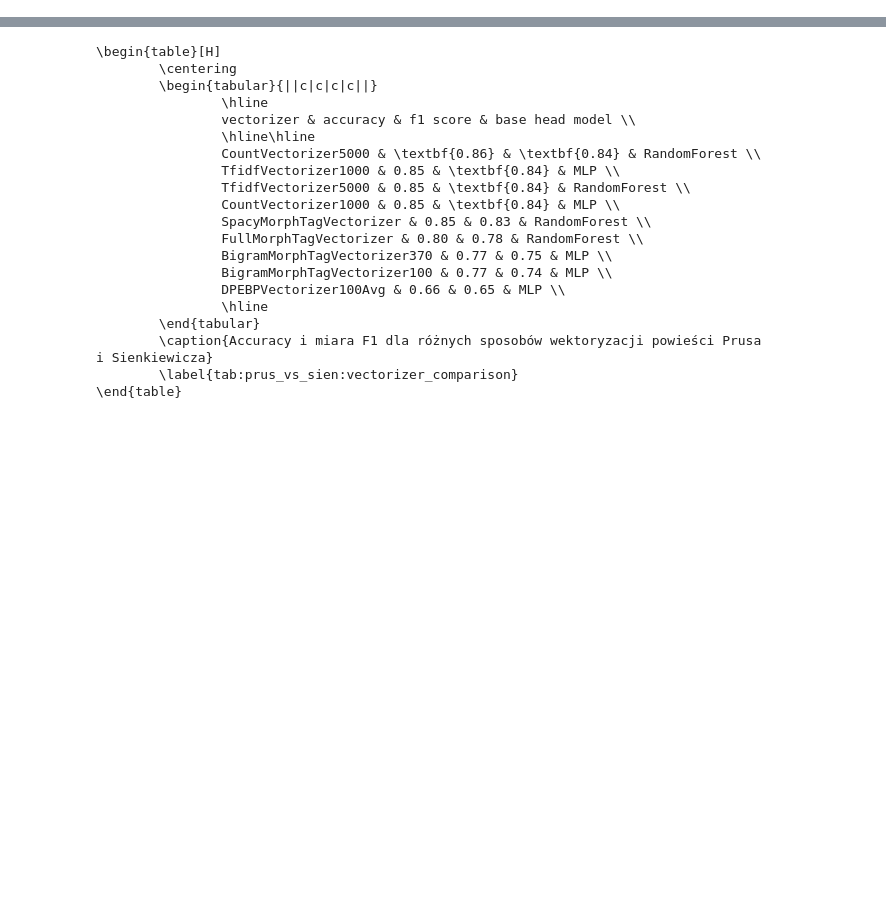
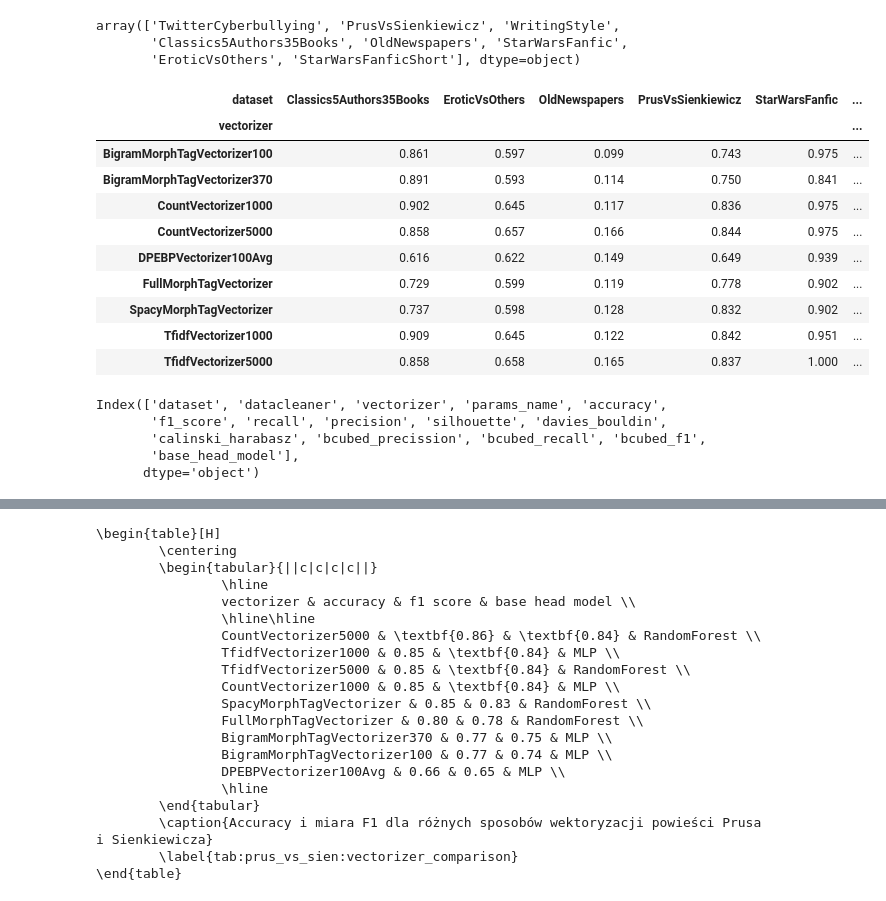
Before and after one commit to WitoldFracek/grembedding, a Jupyter notebook: notebooks/results_analysis.ipynb, the cells around one changed output, grey strips where cells are left out. Cells and saved outputs as stored; diff of their text form; code cells hidden in the pictures; blank space fills up the shorter version.

```diff
--- a/notebooks/results_analysis.ipynb
+++ b/notebooks/results_analysis.ipynb
@@ -17,8 +21,9 @@ def fix_dataset_name(s: str) -> str:
     }.get(s, s)
 # %%
 # results_df = load_results('../results')
-results_df = GremDataFrame(load_results('../../grembedding_results'))
+results_df = GremDataFrame(load_results('../results/'))
 results_df['dataset'] = results_df['dataset'].apply(fix_dataset_name)
 results_df['base_head_model'] = results_df['params_name'].apply(extract_letters)
+print(len(results_df))
 results_df.head()
 # %% [output]
@@ -28,3 +34,43 @@ results_df.head()
 | 2 | TwitterCyberbullying | DummyDatacleaner | SpacyMorphTagVectorizer | MLP3 | 0.917413 | 0.541487 | 0.53312 | 0.760302 | NaN | ... |
 | 3 | TwitterCyberbullying | DummyDatacleaner | SpacyMorphTagVectorizer | RandomForest1 | 0.915423 | 0.477922 | 0.50000 | 0.457711 | NaN | ... |
 | 4 | TwitterCyberbullying | DummyDatacleaner | SpacyMorphTagVectorizer | KMeans1.0 | NaN | NaN | NaN | NaN | 0.086742 | ... |
+# %%
+results_df['dataset'].unique()
+# %% [output]
+array(['TwitterCyberbullying', 'PrusVsSienkiewicz', 'WritingStyle',
+       'Classics5Authors35Books', 'OldNewspapers', 'StarWarsFanfic',
+       'EroticVsOthers', 'StarWarsFanficShort'], dtype=object)
+# %%
+pd.options.display.float_format = '{:,.3f}'.format
+vecs = list(results_df['vectorizer'].unique())
+vecs.remove('HerbertVectorizer')
+
+(
+    results_df
+    .classification()
+    .vectorizer(vecs)
+    .sort_values('f1_score', ascending=False)
+    .drop_duplicates(subset=['dataset', 'vectorizer'])
+    .drop(columns=list(results_df.columns[6:-1]) + ['datacleaner', 'params_name'])
+    .pivot(index='vectorizer', columns='dataset', values='f1_score')
+)
+# %% [output]
+| dataset | Classics5Authors35Books | EroticVsOthers | OldNewspapers | PrusVsSienkiewicz | StarWarsFanfic | ... |
+| vectorizer |  |  |  |  |  | ... |
+| BigramMorphTagVectorizer100 | 0.861 | 0.597 | 0.099 | 0.743 | 0.975 | ... |
+| BigramMorphTagVectorizer370 | 0.891 | 0.593 | 0.114 | 0.750 | 0.841 | ... |
+| CountVectorizer1000 | 0.902 | 0.645 | 0.117 | 0.836 | 0.975 | ... |
+| CountVectorizer5000 | 0.858 | 0.657 | 0.166 | 0.844 | 0.975 | ... |
+| DPEBPVectorizer100Avg | 0.616 | 0.622 | 0.149 | 0.649 | 0.939 | ... |
+| FullMorphTagVectorizer | 0.729 | 0.599 | 0.119 | 0.778 | 0.902 | ... |
+| SpacyMorphTagVectorizer | 0.737 | 0.598 | 0.128 | 0.832 | 0.902 | ... |
+| TfidfVectorizer1000 | 0.909 | 0.645 | 0.122 | 0.842 | 0.951 | ... |
+| TfidfVectorizer5000 | 0.858 | 0.658 | 0.165 | 0.837 | 1.000 | ... |
+# %%
+results_df.columns
+# %% [output]
+Index(['dataset', 'datacleaner', 'vectorizer', 'params_name', 'accuracy',
+       'f1_score', 'recall', 'precision', 'silhouette', 'davies_bouldin',
+       'calinski_harabasz', 'bcubed_precission', 'bcubed_recall', 'bcubed_f1',
+       'base_head_model'],
+      dtype='object')
```
Also changed, not shown: parts of 4 cells of this notebook, 4 other files.
